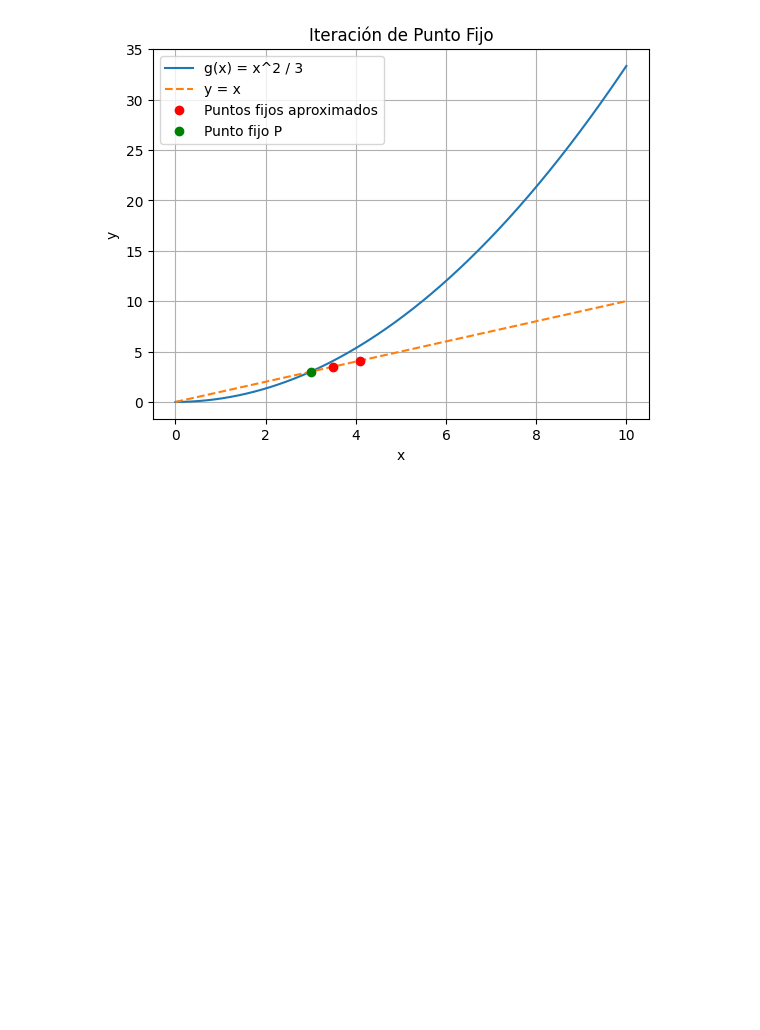
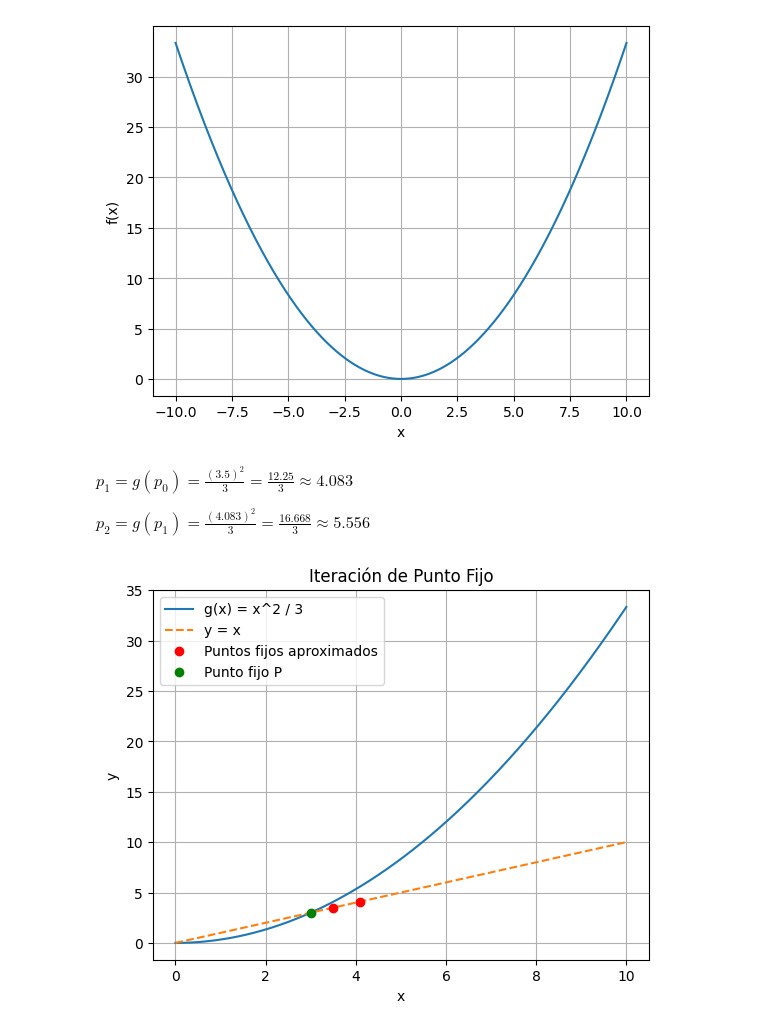
Before and after one commit to AngelaVPC/MetodosNumericos, a Jupyter notebook: Talleres/Taller2PinzónYañez.ipynb, the cells around one changed output. Drawn from its saved outputs; the diff is of its cells as text; code cells hidden in the pictures; blank space fills up the shorter version.

```diff
--- a/Talleres/Taller2PinzónYañez.ipynb
+++ b/Talleres/Taller2PinzónYañez.ipynb
@@ -78,3 +132,12 @@ p1 = 1.5, p2 = 2.333333333333333
+# %%
+funcion = lambda x: (x**2/3)
+graficar(funcion, -10, 10, 1000)
+# %% [output]
+[figure, added]
+# %% [markdown]
+$p_1 = g(p_0) = \frac{(3.5)^2}{3} = \frac{12.25}{3} \approx 4.083 $
+
+$p_2 = g(p_1) = \frac{(4.083)^2}{3} = \frac{16.668}{3} \approx 5.556$
 # %%
 def g3(x):
     return x**2 / 3
```
Also changed, not shown: parts of 21 cells of this notebook.
